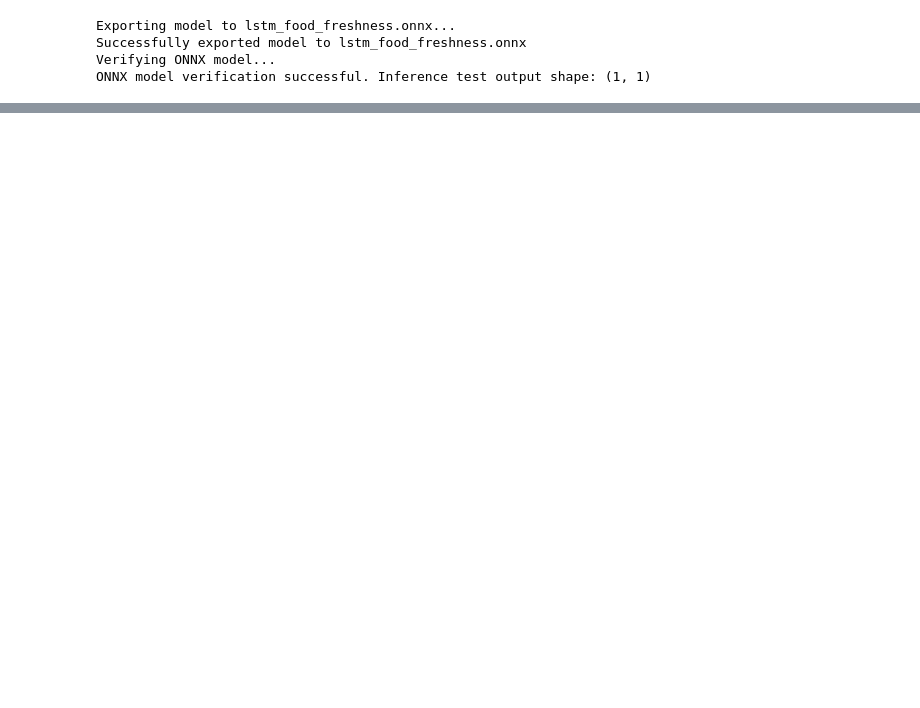
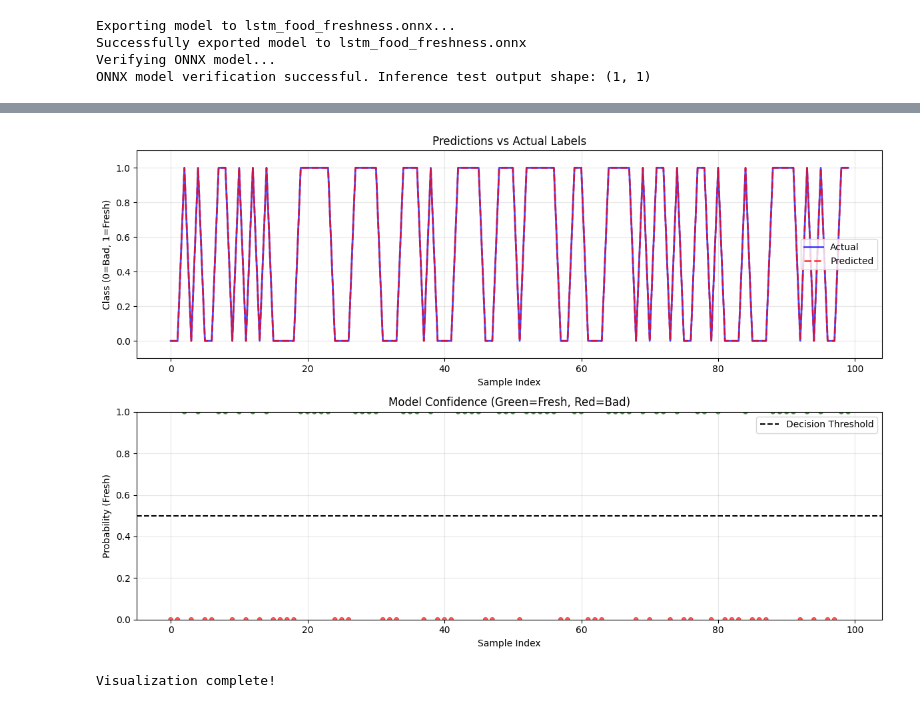
Before and after one commit to PenyelamatPangan/Models, a Jupyter notebook: penyelamat_pangan_lstm_model.ipynb, the cells around one changed output, grey strips where cells are left out. Cells and saved outputs as stored; diff of their text form; code cells hidden in the pictures; blank space fills up the shorter version.

```diff
--- a/penyelamat_pangan_lstm_model.ipynb
+++ b/penyelamat_pangan_lstm_model.ipynb
@@ -314,0 +304,4 @@ ONNX model verification successful. Inference test output shape: (1, 1)
+# %%
+
+# Sensor columns (3 analog sensors)
+SENSOR_COLUMNS = ['MQ135_Analog', 'MQ3_Analog', 'MiCS5524_Analog']
@@ -314,0 +359,11 @@ ONNX model verification successful. Inference test output shape: (1, 1)
+# %%
+# --- Prepare Scaler (fit on all data for testing purposes) ---
+X = df[SENSOR_COLUMNS].values
+y = df['Output'].values
+
+scaler = StandardScaler()
+X_scaled = scaler.fit_transform(X)
+
+print(f"\nData scaled. Shape: {X_scaled.shape}")
+print(f"Feature means: {scaler.mean_}")
+print(f"Feature std devs: {scaler.scale_}")
@@ -314,0 +530,32 @@ ONNX model verification successful. Inference test output shape: (1, 1)
+# %%
+# --- Visualization ---
+fig, axes = plt.subplots(2, 1, figsize=(12, 8))
+
+# Plot 1: Predictions vs Actuals
+axes[0].plot(actuals, 'b-', label='Actual', alpha=0.7, linewidth=2)
+axes[0].plot(predictions, 'r--', label='Predicted', alpha=0.7, linewidth=2)
+axes[0].set_xlabel('Sample Index')
+axes[0].set_ylabel('Class (0=Bad, 1=Fresh)')
+axes[0].set_title('Predictions vs Actual Labels')
+axes[0].legend()
+axes[0].grid(True, alpha=0.3)
+axes[0].set_ylim([-0.1, 1.1])
+
+# Plot 2: Prediction Probabilities
+colors = ['red' if p < 0.5 else 'green' for p in probabilities]
+axes[1].scatter(range(len(probabilities)), probabilities, c=colors, alpha=0.6, s=20)
+axes[1].axhline(y=0.5, color='black', linestyle='--', label='Decision Threshold')
+axes[1].set_xlabel('Sample Index')
+axes[1].set_ylabel('Probability (Fresh)')
+axes[1].set_title('Model Confidence (Green=Fresh, Red=Bad)')
+axes[1].legend()
+axes[1].grid(True, alpha=0.3)
+axes[1].set_ylim([0, 1])
+
+plt.tight_layout()
+plt.show()
+
+print(f"\nVisualization complete!")
+# %% [output]
+[figure, added]
+Visualization complete!
```
Also changed, not shown: parts of 16 cells of this notebook.
